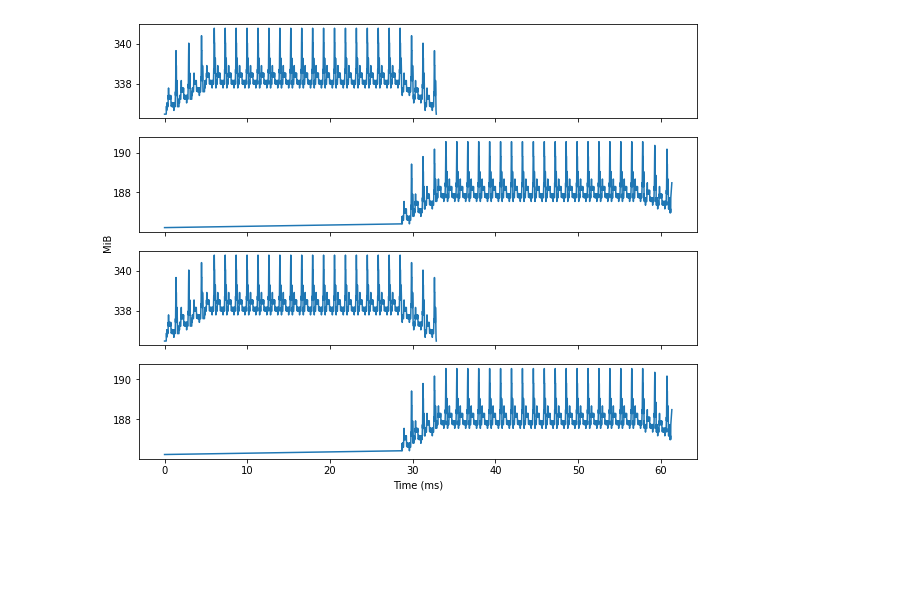
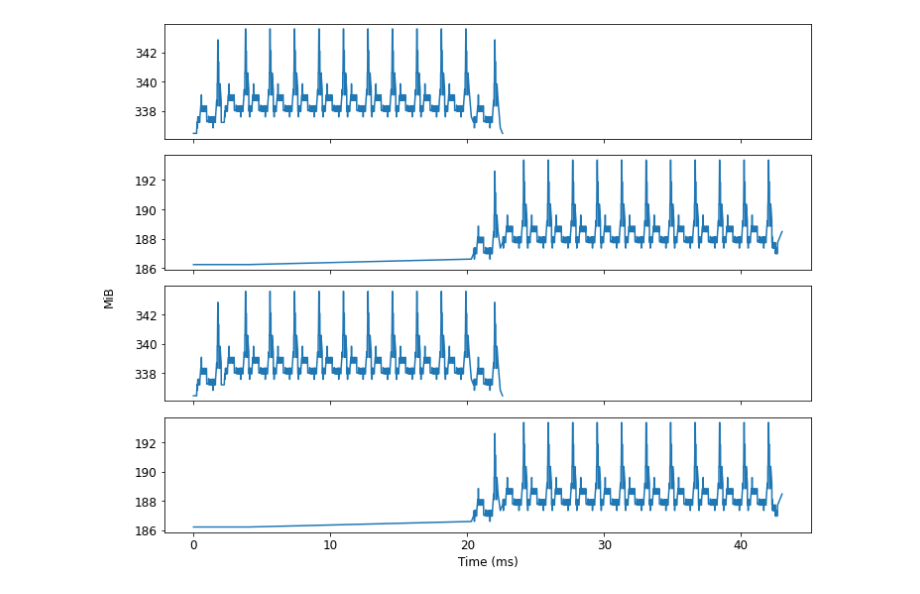
Before and after one commit to microsoft/dist-ir, a Jupyter notebook: notebooks/sosp21_results.ipynb, the cells around one changed output. Cells and saved outputs as stored; diff of their text form; code cells hidden in the pictures; blank space fills up the shorter version.

```diff
--- a/notebooks/sosp21_results.ipynb
+++ b/notebooks/sosp21_results.ipynb
@@ -85,10 +95,8 @@ plot_live_memory(simulation)
 # %%
-transformed_function, simulation = get_simulation(
-    64, 2, 1, 2, 4, filter_set=set(["Send", "MPIBroadcast", "MPIScatter"])
-)
-simulation.dump_chrome_trace("gpt2_dp=2_hp=1_pp=2_k=4.json")
+transformed_function, simulation = get_simulation(64, 2, 1, 2, 2)
+simulation.dump_chrome_trace("gpt2_dp=2_hp=1_pp=2_k=2.json")
-# %%
-plot_live_memory(simulation)
-# %% [output]
-[figure, removed]
+# %%
+plot_live_memory(simulation, "gpt2_dp=2_hp=1_pp=2_k=2.png")
+# %% [output]
+[figure, added]
 # %%
```
Also changed, not shown: parts of 18 cells of this notebook, 2 other files.
